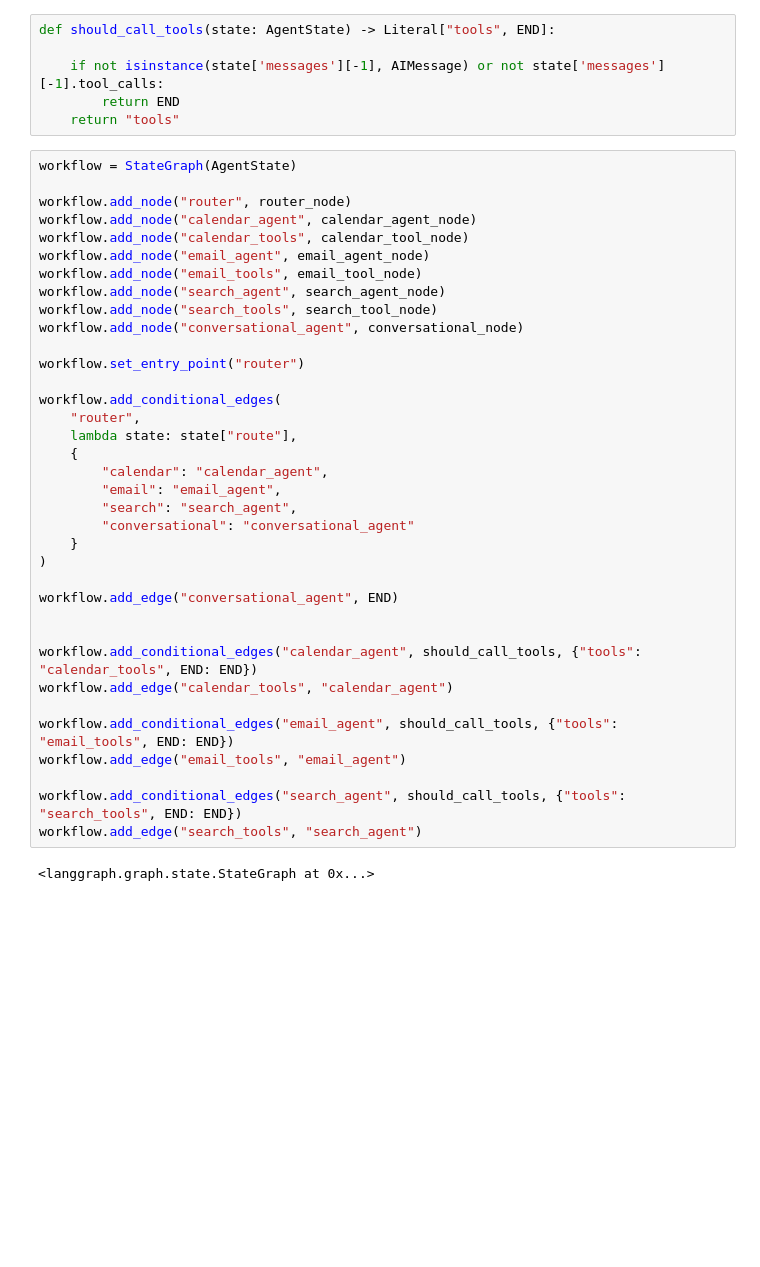
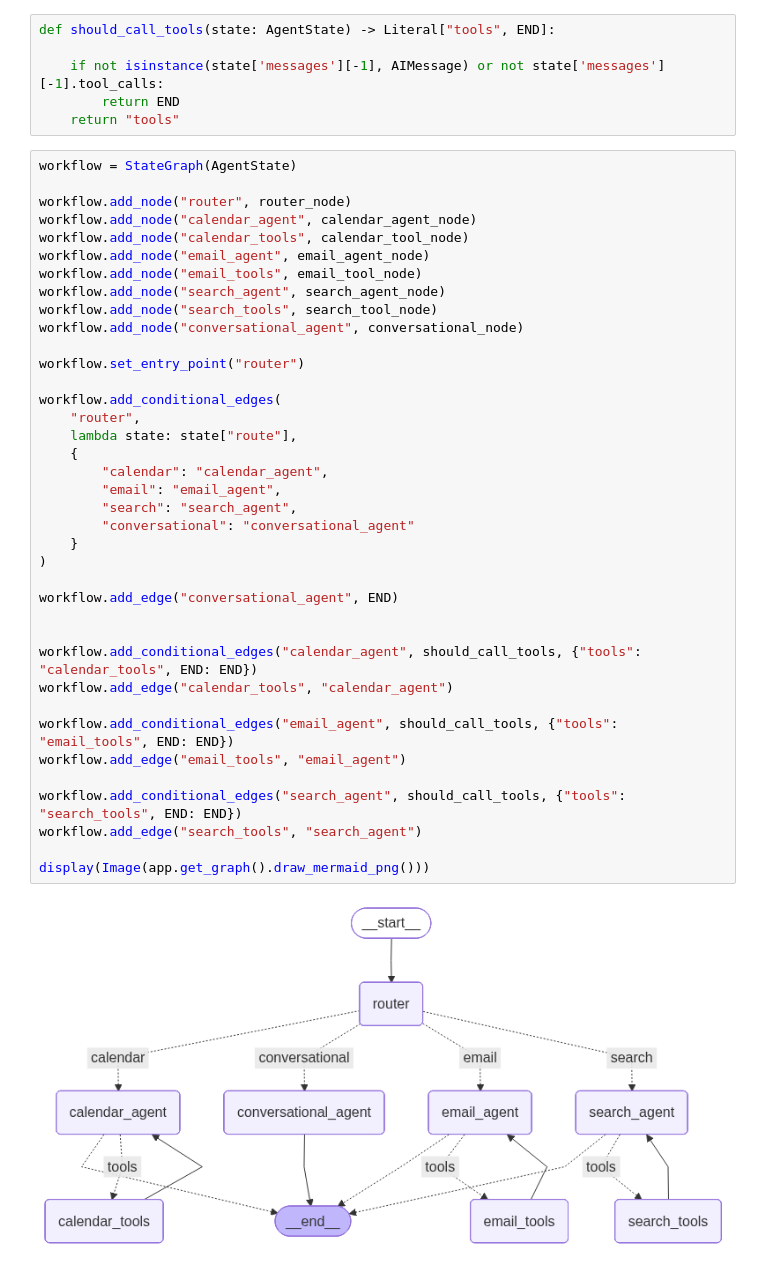
Before and after one commit to berkyalkn/ai-personal-assistant, a Jupyter notebook: assistant.ipynb, the cells around one changed output. Cells and saved outputs as stored; diff of their text form; blank space fills up the shorter version.

```diff
--- a/assistant.ipynb
+++ b/assistant.ipynb
@@ -698,34 +700,36 @@ workflow.add_node("email_agent", email_agent_node)
 workflow.add_node("email_tools", email_tool_node)
 workflow.add_node("search_agent", search_agent_node)
 workflow.add_node("search_tools", search_tool_node)
 workflow.add_node("conversational_agent", conversational_node)
 
 workflow.set_entry_point("router")
 
 workflow.add_conditional_edges(
     "router",
     lambda state: state["route"],
     {
         "calendar": "calendar_agent",
         "email": "email_agent",
         "search": "search_agent",
         "conversational": "conversational_agent"
     }
 )
 
 workflow.add_edge("conversational_agent", END)
 
 
 workflow.add_conditional_edges("calendar_agent", should_call_tools, {"tools": "calendar_tools", END: END})
 workflow.add_edge("calendar_tools", "calendar_agent")
 
 workflow.add_conditional_edges("email_agent", should_call_tools, {"tools": "email_tools", END: END})
 workflow.add_edge("email_tools", "email_agent")
 
 workflow.add_conditional_edges("search_agent", should_call_tools, {"tools": "search_tools", END: END})
 workflow.add_edge("search_tools", "search_agent")
+
+display(Image(app.get_graph().draw_mermaid_png()))
 # %% [output]
-<langgraph.graph.state.StateGraph at 0x...>
+[figure, added]
 # %%
 db_path = os.path.abspath("conversations.sqlite")
 
```
Also changed, not shown: parts of 3 cells of this notebook.
